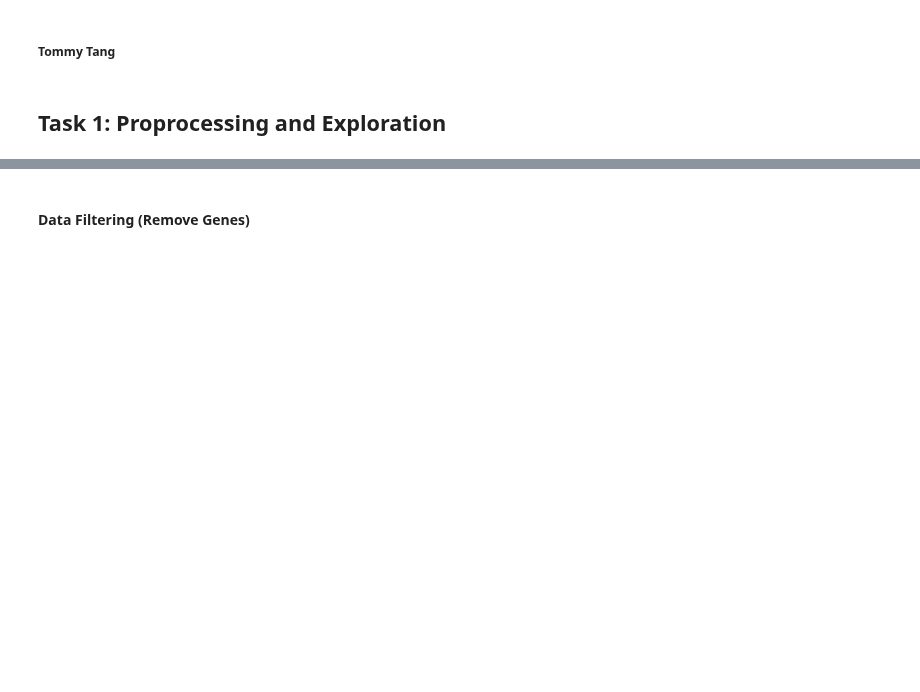
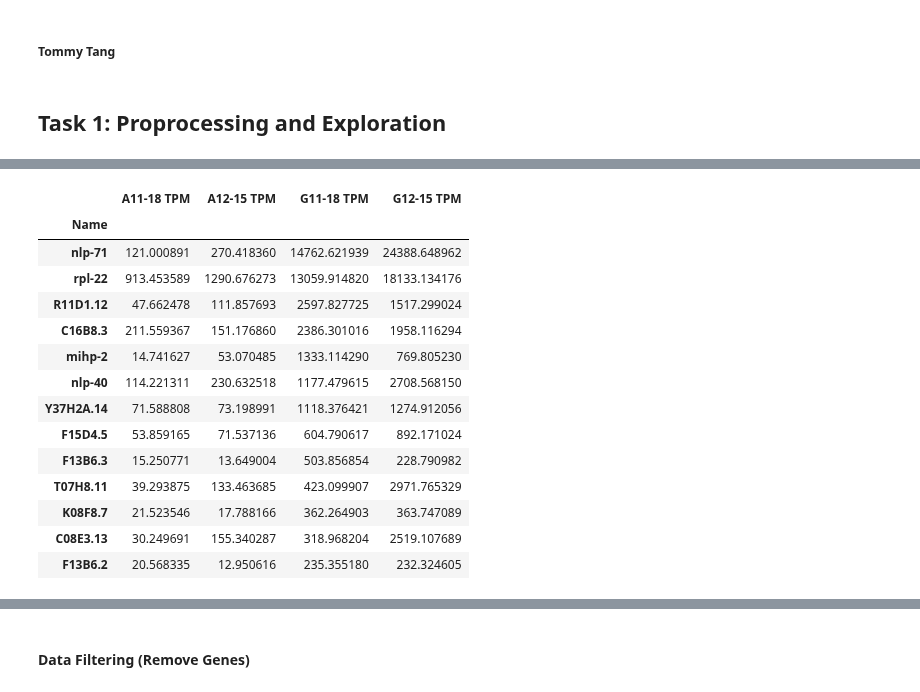
Before and after one commit to Tommytang111/trapseq_analysis, a Jupyter notebook: RNAseq_analysis.ipynb, the cells around one changed output, grey strips where cells are left out. Saved outputs shown, nothing was run; the diff lists cells and outputs as text; code cells hidden in the pictures; blank space fills up the shorter version.

```diff
--- a/RNAseq_analysis.ipynb
+++ b/RNAseq_analysis.ipynb
@@ -60,0 +51,3 @@ memory usage: 2.2+ MB
+# %%
+#Set index to gene names
+df.set_index('Name', inplace=True)
@@ -60,0 +64,4 @@ memory usage: 2.2+ MB
+# %%
+#Filter out zeros
+df_zero_filtered = df[(df>10).all(axis=1)]
+df_zero_filtered
@@ -60,0 +83,21 @@ memory usage: 2.2+ MB
+# %%
+#Find enriched genes in L2D and L3
+df_zero_filtered = df_zero_filtered.sort_values(by=['G11-18 TPM', 'G12-15 TPM'], ascending=False)
+df_rih_enriched = df_zero_filtered[(df_zero_filtered['G11-18 TPM']> 10 * df_zero_filtered['A11-18 TPM']) & (df_zero_filtered['G12-15 TPM'] > 10 * df_zero_filtered['A12-15 TPM'])]
+df_rih_enriched.head(13)
+# %% [output]
+|  | A11-18 TPM | A12-15 TPM | G11-18 TPM | G12-15 TPM |
+| Name |  |  |  |  |
+| nlp-71 | 121.000891 | 270.418360 | 14762.621939 | 24388.648962 |
+| rpl-22 | 913.453589 | 1290.676273 | 13059.914820 | 18133.134176 |
+| R11D1.12 | 47.662478 | 111.857693 | 2597.827725 | 1517.299024 |
+| C16B8.3 | 211.559367 | 151.176860 | 2386.301016 | 1958.116294 |
+| mihp-2 | 14.741627 | 53.070485 | 1333.114290 | 769.805230 |
+| nlp-40 | 114.221311 | 230.632518 | 1177.479615 | 2708.568150 |
+| Y37H2A.14 | 71.588808 | 73.198991 | 1118.376421 | 1274.912056 |
+| F15D4.5 | 53.859165 | 71.537136 | 604.790617 | 892.171024 |
+| F13B6.3 | 15.250771 | 13.649004 | 503.856854 | 228.790982 |
+| T07H8.11 | 39.293875 | 133.463685 | 423.099907 | 2971.765329 |
+| K08F8.7 | 21.523546 | 17.788166 | 362.264903 | 363.747089 |
+| C08E3.13 | 30.249691 | 155.340287 | 318.968204 | 2519.107689 |
+| F13B6.2 | 20.568335 | 12.950616 | 235.355180 | 232.324605 |
```
Also changed, not shown: parts of 9 cells of this notebook.
